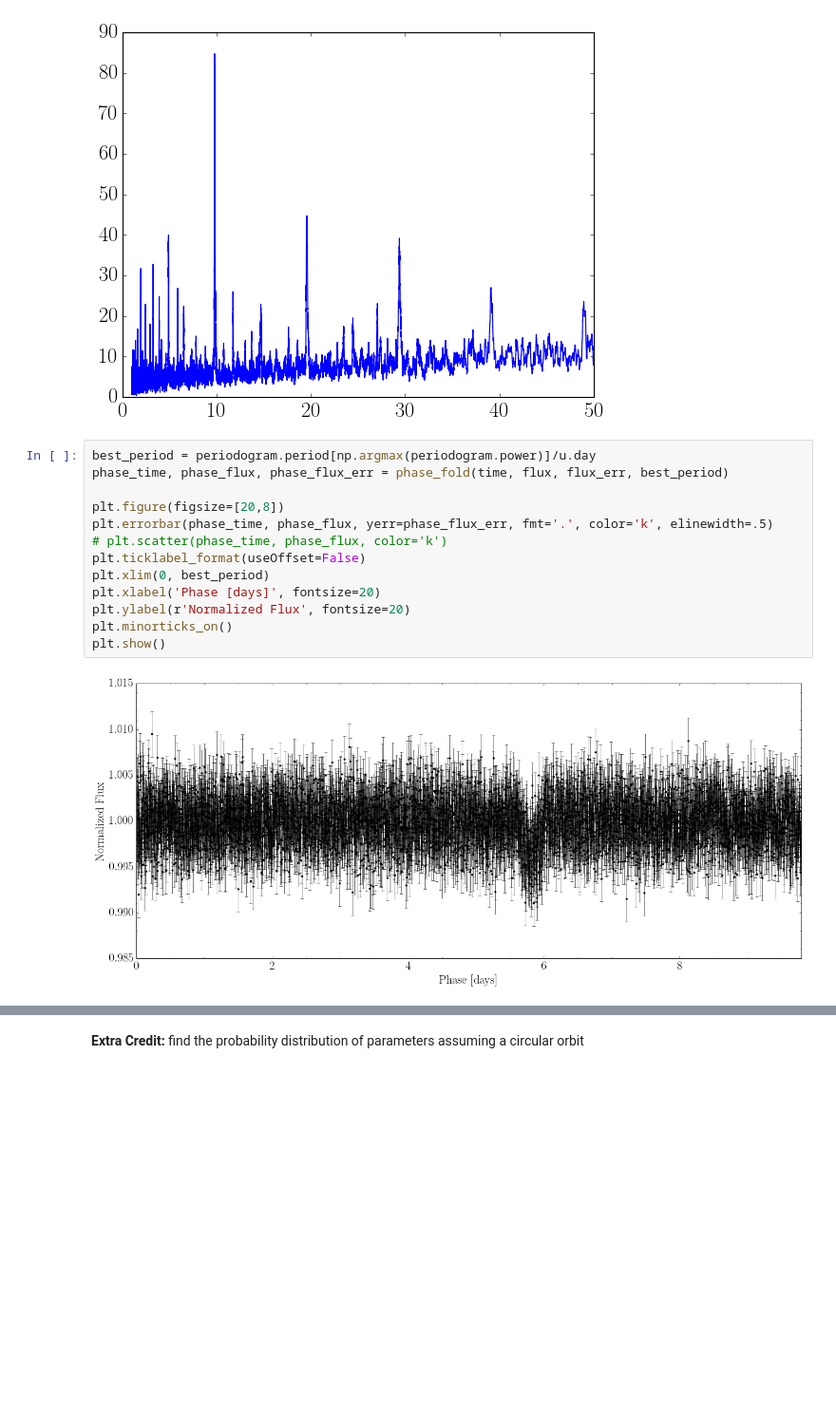
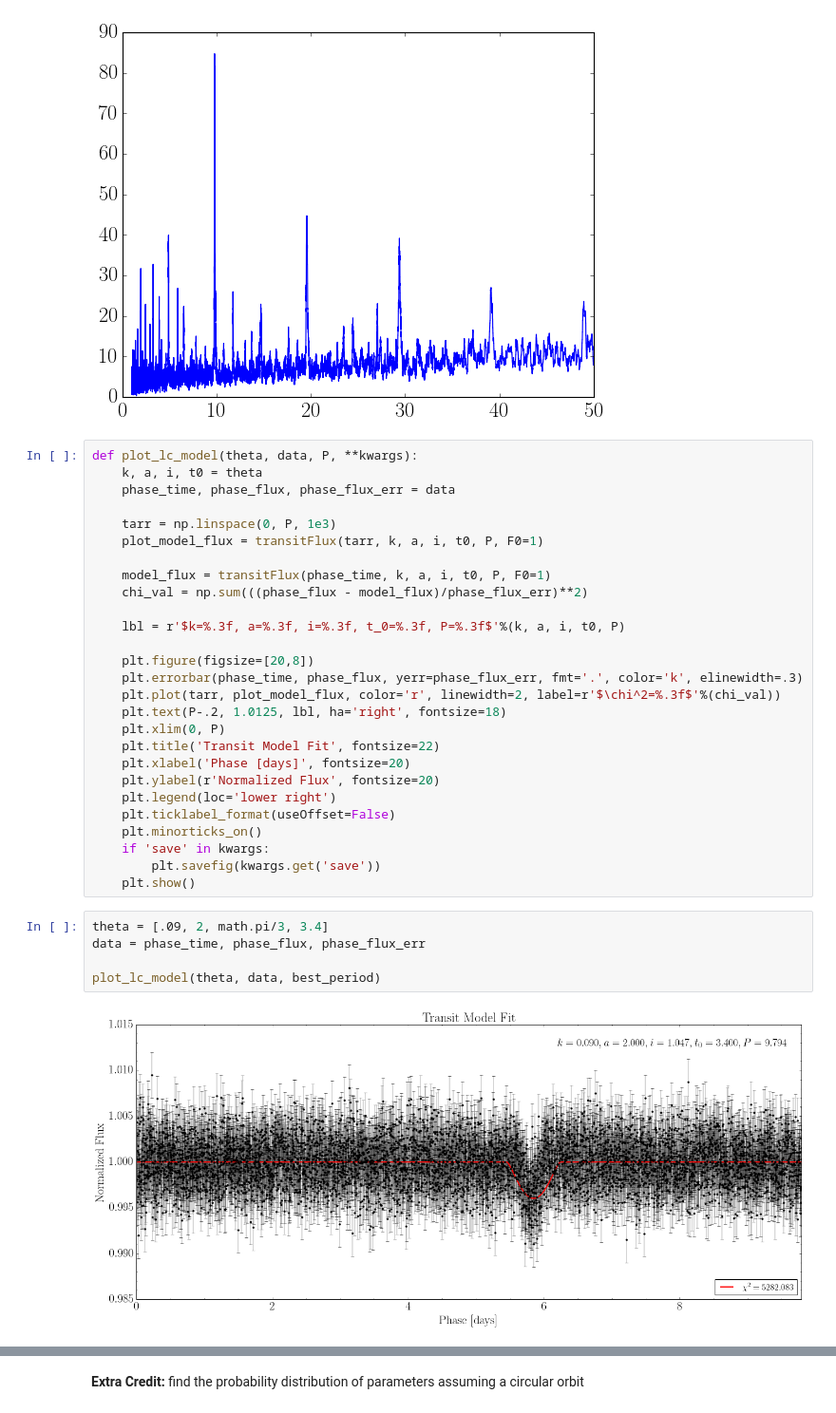
Before and after one commit to jbirky/exoplanet_models, a Jupyter notebook: transit_model.ipynb, the cells around one changed output, grey strips where cells are left out. Shown: that part at 95% size. Saved outputs shown, nothing was run; the diff lists cells and outputs as text; blank space fills up the shorter version.

```diff
--- a/transit_model.ipynb
+++ b/transit_model.ipynb
@@ -147,18 +136,37 @@ print('best period:', periodogram.period[np.argmax(periodogram.power)])
 # %% [output]
 best period: 9.793627936279362 d
 [figure]
-# %%
-best_period = periodogram.period[np.argmax(periodogram.power)]/u.day
-phase_time, phase_flux, phase_flux_err = phase_fold(time, flux, flux_err, best_period)
-
-plt.figure(figsize=[20,8])
-plt.errorbar(phase_time, phase_flux, yerr=phase_flux_err, fmt='.', color='k', elinewidth=.5)
-# plt.scatter(phase_time, phase_flux, color='k')
-plt.ticklabel_format(useOffset=False)
-plt.xlim(0, best_period)
-plt.xlabel('Phase [days]', fontsize=20)
-plt.ylabel(r'Normalized Flux', fontsize=20)
-plt.minorticks_on()
-plt.show()
-# %% [output]
-[figure, removed]
+# %%
+def plot_lc_model(theta, data, P, **kwargs):
+    k, a, i, t0 = theta
+    phase_time, phase_flux, phase_flux_err = data
+
+    tarr = np.linspace(0, P, 1e3)
+    plot_model_flux = transitFlux(tarr, k, a, i, t0, P, F0=1)
+
+    model_flux = transitFlux(phase_time, k, a, i, t0, P, F0=1)
+    chi_val = np.sum(((phase_flux - model_flux)/phase_flux_err)**2)
+
+    lbl = r'$k=%.3f, a=%.3f, i=%.3f, t_0=%.3f, P=%.3f$'%(k, a, i, t0, P)
+
+    plt.figure(figsize=[20,8])
+    plt.errorbar(phase_time, phase_flux, yerr=phase_flux_err, fmt='.', color='k', elinewidth=.3)
+    plt.plot(tarr, plot_model_flux, color='r', linewidth=2, label=r'$\chi^2=%.3f$'%(chi_val))
+    plt.text(P-.2, 1.0125, lbl, ha='right', fontsize=18)
+    plt.xlim(0, P)
+    plt.title('Transit Model Fit', fontsize=22)
+    plt.xlabel('Phase [days]', fontsize=20)
+    plt.ylabel(r'Normalized Flux', fontsize=20)
+    plt.legend(loc='lower right')
+    plt.ticklabel_format(useOffset=False)
+    plt.minorticks_on()
+    if 'save' in kwargs:
+        plt.savefig(kwargs.get('save'))
+    plt.show()
+# %%
+theta = [.09, 2, math.pi/3, 3.4]
+data = phase_time, phase_flux, phase_flux_err
+
+plot_lc_model(theta, data, best_period)
+# %% [output]
+[figure, added]
```
Also changed, not shown: parts of 14 cells of this notebook.
